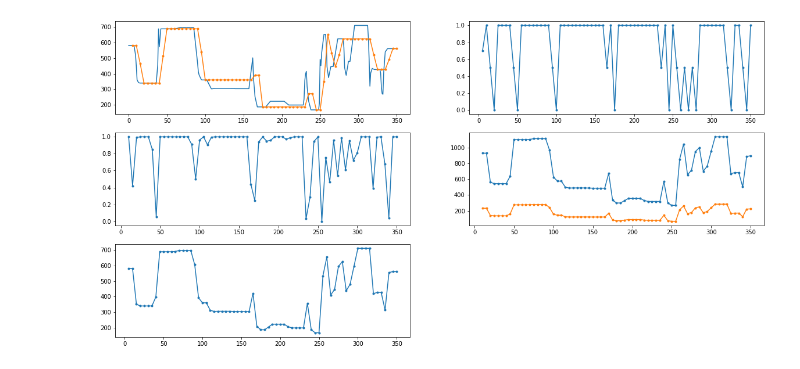
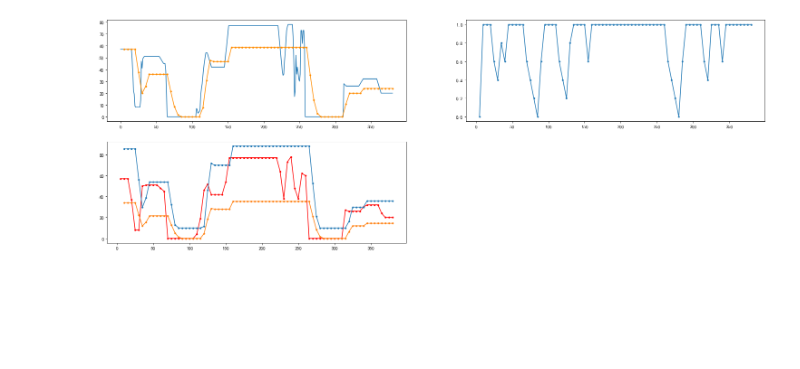
Before and after one commit to Whu-wxy/AmbientLightLab, a Jupyter notebook: gsTest.ipynb, the cells around one changed output. Drawn from its saved outputs; the diff is of its cells as text; code cells hidden in the pictures; blank space fills up the shorter version.

```diff
--- a/gsTest.ipynb
+++ b/gsTest.ipynb
@@ -185,33 +190,34 @@ def Gauss2(s, a=0, n=5, bMean=False):
 # %%
-plt.figure(figsize = (20,10))
+plt.figure(figsize = (26,14))
 
 s = [50,61,41,62,35,58,66,50,51,51,52,50,61,41,62,35,58,66,50,51,51,52,80,130,150,170,
     200,200,201,202,210,200,200,600,600,400,350,
     200,200,201,202,210,200,200,201,202,210,200,200,201,202,201,202,210,200,200,201,202]
-s = readFromRecord('room.txt')   # _special  # night daywalk daybike room cloudy
-
-
+s = readFromRecord('night.txt')   # _special  # night daywalk daybike room cloudy record
+# s = s[40:80]
+mk = '.'
 plt.subplot(3,2,1)
 plt.plot(s)
 
-result, res_idx, Gauss_list, gs_high, gs_low, mean_list, a_list, std_list = Gauss2(s, 0.7, 5, False)
-plt.plot(res_idx, result, marker='.')
-plt.subplot(3,2,3)
-plt.plot(res_idx[1:], Gauss_list, marker='.')
-
-plt.subplot(3,2,4)
-plt.plot(res_idx[1:], gs_high, marker='.')
-plt.plot(res_idx[1:], gs_low, marker='.')
+stable_list, res_idx, Gauss_list, gs_high, gs_low, mean_list, a_list, std_list = Gauss2(s, 0, 5, False)
+if len(s) > 850:
+    mk = None
+plt.plot(res_idx, stable_list, marker=mk, c='darkorange')
 
 plt.subplot(3,2,2)
-plt.plot(res_idx, a_list, marker='.')
+plt.plot(res_idx, a_list, marker=mk)
 
-plt.subplot(3,2,5)
-plt.plot(res_idx, mean_list, marker='.')
+# plt.subplot(3,2,3)
+# plt.plot(res_idx[1:], Gauss_list, marker=mk)
+
+plt.subplot(3,2,3)
+plt.plot(res_idx, mean_list, marker=mk, c='r')
+plt.plot(res_idx[1:], gs_high, marker=mk)
+plt.plot(res_idx[1:], gs_low, marker=mk)
 
 plt.show()
 # %% [output]
-[figure, old version]
+[figure, new version]
 # %%
 """实现高斯分布函数
 """
```
Also changed, not shown: parts of 5 cells of this notebook.
